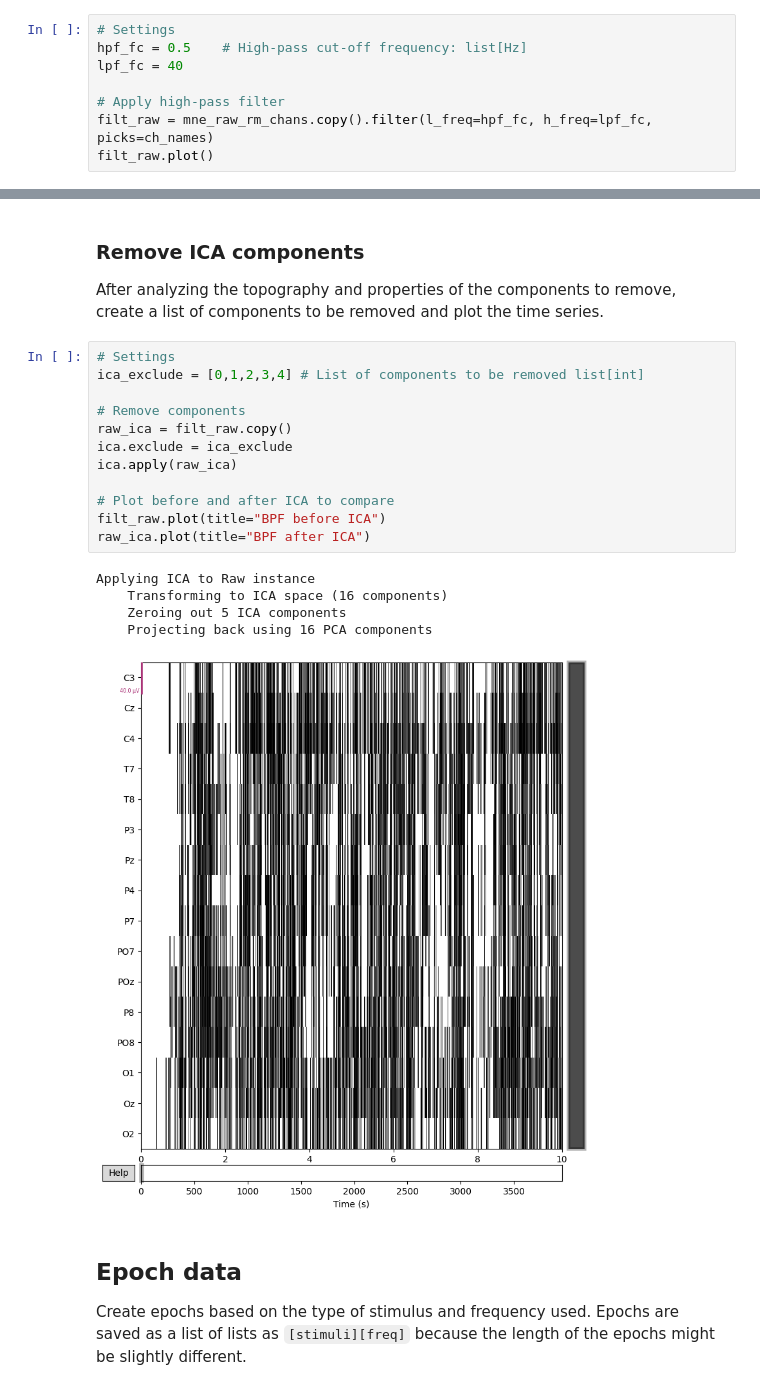
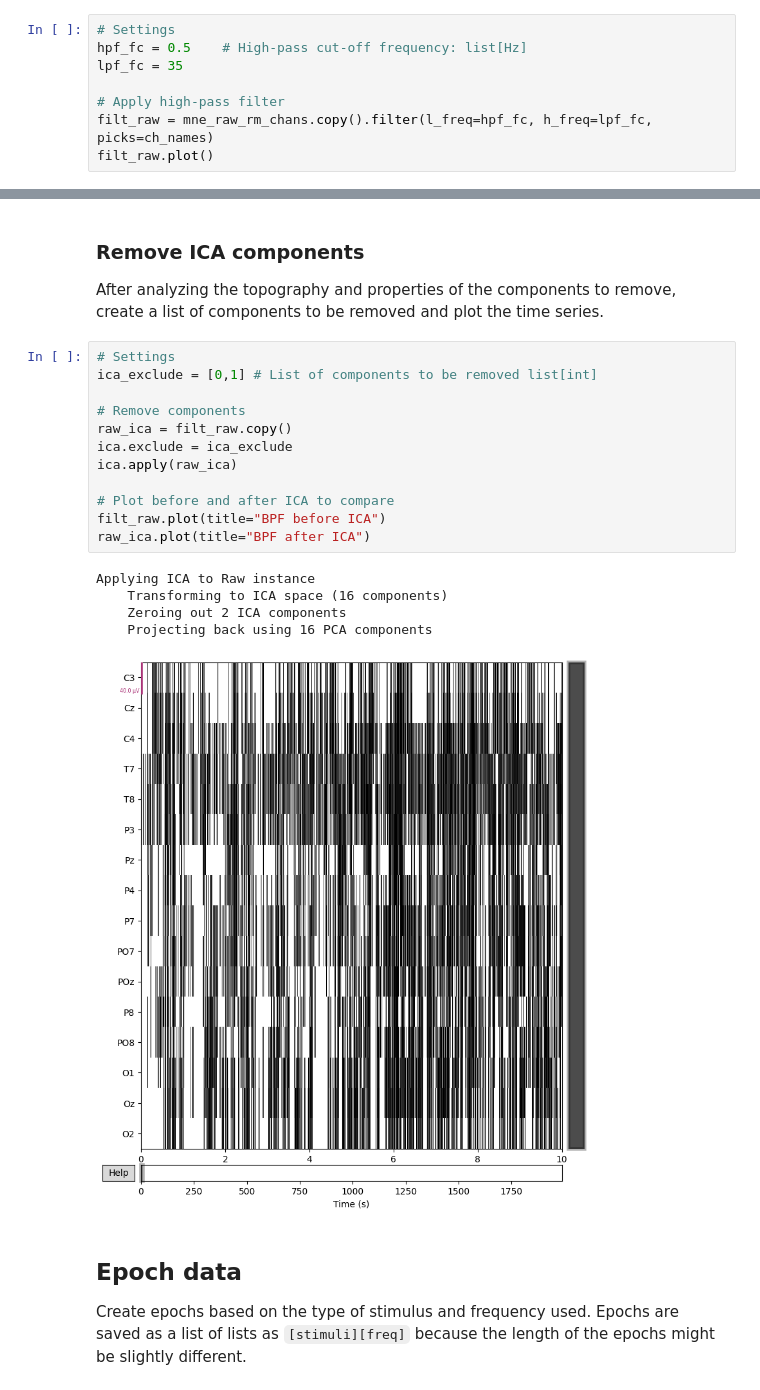
Before and after one commit to kirtonBCIlab/easy-on-the-eyes, a Jupyter notebook: eeg_preprocessing.ipynb, the cells around one changed output, grey strips where cells are left out. Drawn from its saved outputs; the diff is of its cells as text.

```diff
--- a/eeg_preprocessing.ipynb
+++ b/eeg_preprocessing.ipynb
@@ -95,7 +98,7 @@ Apply a low pass filter to remove electrical grid noise
 # %%
 # Settings
 hpf_fc = 0.5    # High-pass cut-off frequency: list[Hz]
-lpf_fc = 40
+lpf_fc = 35
 
 # Apply high-pass filter
 filt_raw = mne_raw_rm_chans.copy().filter(l_freq=hpf_fc, h_freq=lpf_fc, picks=ch_names)
@@ -194,22 +197,22 @@ Variance explained
 After analyzing the topography and properties of the components to remove, create a list of components to be removed and plot the time series.
 # %%
 # Settings
-ica_exclude = [0,1,2,3,4] # List of components to be removed list[int]
+ica_exclude = [0,1] # List of components to be removed list[int]
 
 # Remove components
 raw_ica = filt_raw.copy()
 ica.exclude = ica_exclude
 ica.apply(raw_ica)
 
 # Plot before and after ICA to compare
 filt_raw.plot(title="BPF before ICA")
 raw_ica.plot(title="BPF after ICA")
 # %% [output]
 Applying ICA to Raw instance
     Transforming to ICA space (16 components)
-    Zeroing out 5 ICA components
+    Zeroing out 2 ICA components
     Projecting back using 16 PCA components
-[figure, old version]
+[figure, new version]
 # %% [markdown]
 ## Epoch data
 
```
Also changed, not shown: parts of 10 cells of this notebook, 1 other file.
